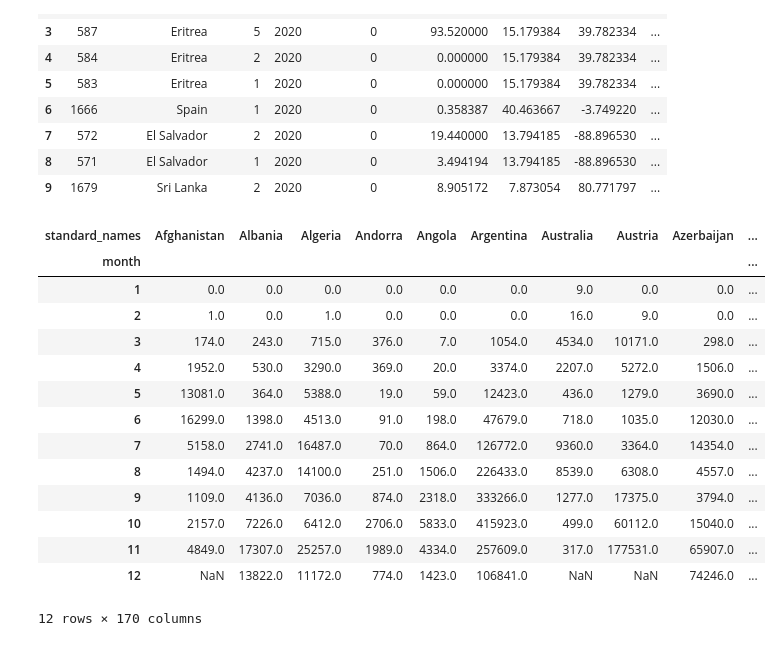
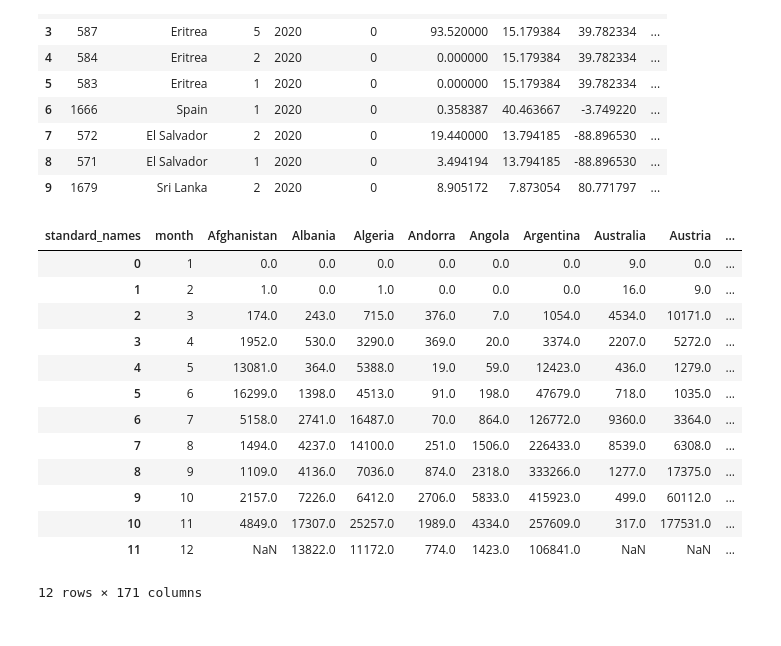
Before and after one commit to mirahmed07/project_covid_global, a Jupyter notebook: dzanimated.ipynb, the cells around one changed output. Drawn from its saved outputs; the diff is of its cells as text; code cells hidden in the pictures.

```diff
--- a/dzanimated.ipynb
+++ b/dzanimated.ipynb
@@ -229,25 +229,26 @@ ConfirmedDESC.head(10)
 # %%
 #Race Bar Chart
 
-Pivot = ultimate_no_null_df.pivot(index='month', columns='standard_names', values='Confirmed')
+Pivot = ultimate_no_null_df.pivot(index='month', columns='standard_names', values='Confirmed').reset_index()
+
 Pivot
+
 
 
 #changing the data to wide.
 # With month as the Index, the countries as the columns, and the Confirmed Cases as the values
 # %% [output]
-| standard_names | Afghanistan | Albania | Algeria | Andorra | Angola | Argentina | Australia | Austria | Azerbaijan | ... |
-| month |  |  |  |  |  |  |  |  |  | ... |
-| 1 | 0.0 | 0.0 | 0.0 | 0.0 | 0.0 | 0.0 | 9.0 | 0.0 | 0.0 | ... |
-| 2 | 1.0 | 0.0 | 1.0 | 0.0 | 0.0 | 0.0 | 16.0 | 9.0 | 0.0 | ... |
-| 3 | 174.0 | 243.0 | 715.0 | 376.0 | 7.0 | 1054.0 | 4534.0 | 10171.0 | 298.0 | ... |
-| 4 | 1952.0 | 530.0 | 3290.0 | 369.0 | 20.0 | 3374.0 | 2207.0 | 5272.0 | 1506.0 | ... |
-| 5 | 13081.0 | 364.0 | 5388.0 | 19.0 | 59.0 | 12423.0 | 436.0 | 1279.0 | 3690.0 | ... |
-| 6 | 16299.0 | 1398.0 | 4513.0 | 91.0 | 198.0 | 47679.0 | 718.0 | 1035.0 | 12030.0 | ... |
-| 7 | 5158.0 | 2741.0 | 16487.0 | 70.0 | 864.0 | 126772.0 | 9360.0 | 3364.0 | 14354.0 | ... |
-| 8 | 1494.0 | 4237.0 | 14100.0 | 251.0 | 1506.0 | 226433.0 | 8539.0 | 6308.0 | 4557.0 | ... |
-| 9 | 1109.0 | 4136.0 | 7036.0 | 874.0 | 2318.0 | 333266.0 | 1277.0 | 17375.0 | 3794.0 | ... |
-| 10 | 2157.0 | 7226.0 | 6412.0 | 2706.0 | 5833.0 | 415923.0 | 499.0 | 60112.0 | 15040.0 | ... |
-| 11 | 4849.0 | 17307.0 | 25257.0 | 1989.0 | 4334.0 | 257609.0 | 317.0 | 177531.0 | 65907.0 | ... |
-| 12 | NaN | 13822.0 | 11172.0 | 774.0 | 1423.0 | 106841.0 | NaN | NaN | 74246.0 | ... |
+| standard_names | month | Afghanistan | Albania | Algeria | Andorra | Angola | Argentina | Australia | Austria | ... |
+| 0 | 1 | 0.0 | 0.0 | 0.0 | 0.0 | 0.0 | 0.0 | 9.0 | 0.0 | ... |
+| 1 | 2 | 1.0 | 0.0 | 1.0 | 0.0 | 0.0 | 0.0 | 16.0 | 9.0 | ... |
+| 2 | 3 | 174.0 | 243.0 | 715.0 | 376.0 | 7.0 | 1054.0 | 4534.0 | 10171.0 | ... |
+| 3 | 4 | 1952.0 | 530.0 | 3290.0 | 369.0 | 20.0 | 3374.0 | 2207.0 | 5272.0 | ... |
+| 4 | 5 | 13081.0 | 364.0 | 5388.0 | 19.0 | 59.0 | 12423.0 | 436.0 | 1279.0 | ... |
+| 5 | 6 | 16299.0 | 1398.0 | 4513.0 | 91.0 | 198.0 | 47679.0 | 718.0 | 1035.0 | ... |
+| 6 | 7 | 5158.0 | 2741.0 | 16487.0 | 70.0 | 864.0 | 126772.0 | 9360.0 | 3364.0 | ... |
+| 7 | 8 | 1494.0 | 4237.0 | 14100.0 | 251.0 | 1506.0 | 226433.0 | 8539.0 | 6308.0 | ... |
+| 8 | 9 | 1109.0 | 4136.0 | 7036.0 | 874.0 | 2318.0 | 333266.0 | 1277.0 | 17375.0 | ... |
+| 9 | 10 | 2157.0 | 7226.0 | 6412.0 | 2706.0 | 5833.0 | 415923.0 | 499.0 | 60112.0 | ... |
+| 10 | 11 | 4849.0 | 17307.0 | 25257.0 | 1989.0 | 4334.0 | 257609.0 | 317.0 | 177531.0 | ... |
+| 11 | 12 | NaN | 13822.0 | 11172.0 | 774.0 | 1423.0 | 106841.0 | NaN | NaN | ... |
-12 rows × 170 columns
+12 rows × 171 columns
```
Also changed, not shown: parts of 2 cells of this notebook.
